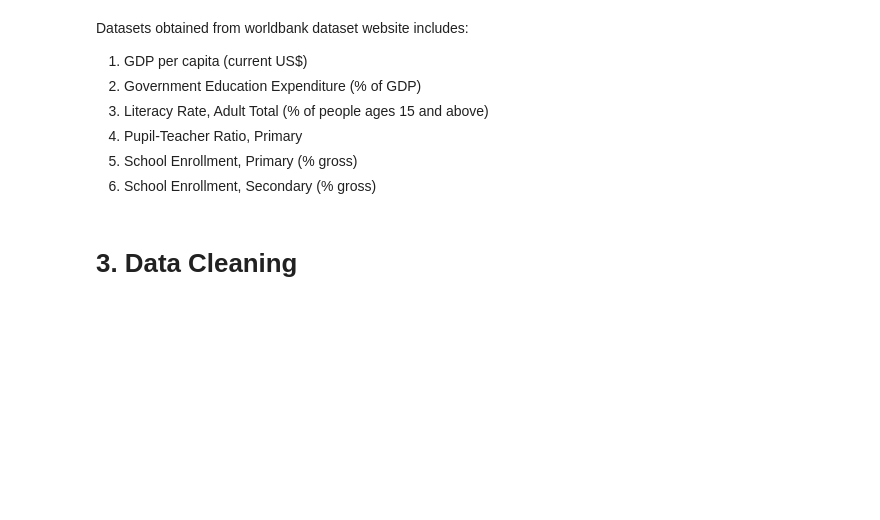
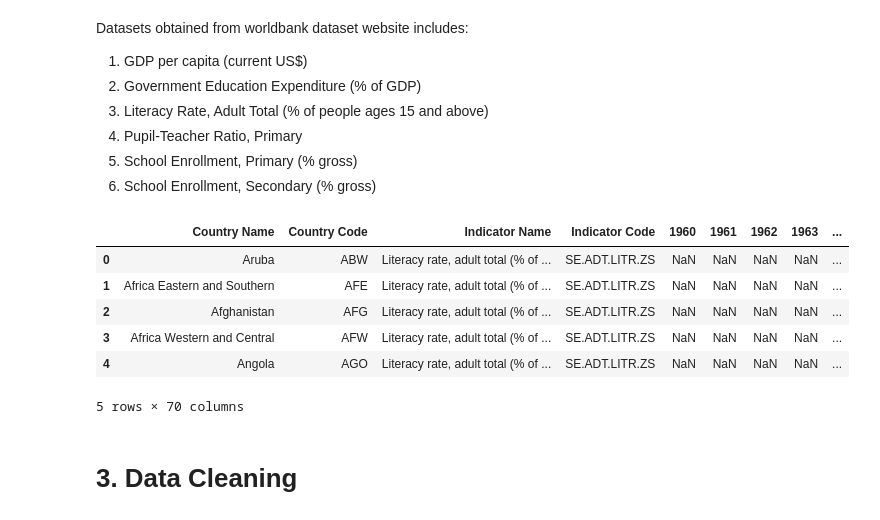
Before and after one commit to Hazim-HF/P152419_Project_1_Data_Management, a Jupyter notebook: P152419_Project_1_STQD6324.ipynb, the cells around one changed output. Cells and saved outputs as stored; diff of their text form; code cells hidden in the pictures; blank space fills up the shorter version.

```diff
--- a/P152419_Project_1_STQD6324.ipynb
+++ b/P152419_Project_1_STQD6324.ipynb
@@ -69 +55,25 @@ secondary_enrollment.to_csv('data/secondary_enrollment.csv', index=False, header
+# %%
+# fetching raw data saved in GitHub downloaded from worlbank and remove the first 4 unnecessary rows
+gdp = pd.read_csv('https://tinyurl.com/3zhv6cz2', skiprows=4)
+edu_exp = pd.read_csv('https://tinyurl.com/bdzmkw8n', skiprows=4)
+ptr = pd.read_csv('https://tinyurl.com/36bbjyes', skiprows=4)
+pr_enrollment = pd.read_csv('https://tinyurl.com/mr37hpmk', skiprows=4)
+sc_enrollment = pd.read_csv('https://tinyurl.com/4kbdw3kb', skiprows=4)
+literacy = pd.read_csv('https://tinyurl.com/492krh5h', skiprows=4)
+
+# save the data into csv with suitable format to upload to Hive ('|' as separator to avoid issues with commas in data, remove headers)
+gdp.to_csv('data/worldbank/gdp.csv', index=False, header=False, sep='|')
+edu_exp.to_csv('data/worldbank/education_expenditure.csv', index=False, header=False, sep='|')
+ptr.to_csv('data/worldbank/pupil_teacher_ratio.csv', index=False, header=False, sep='|')
+pr_enrollment.to_csv('data/worldbank/primary_enrollment.csv', index=False, header=False, sep='|')
+sc_enrollment.to_csv('data/worldbank/secondary_enrollment.csv', index=False, header=False, sep='|')
+literacy.to_csv('data/worldbank/literacy_rate.csv', index=False, header=False, sep='|')
+# %% [output]
+|  | Country Name | Country Code | Indicator Name | Indicator Code | 1960 | 1961 | 1962 | 1963 | ... |
+| 0 | Aruba | ABW | Literacy rate, adult total (% of ... | SE.ADT.LITR.ZS | NaN | NaN | NaN | NaN | ... |
+| 1 | Africa Eastern and Southern | AFE | Literacy rate, adult total (% of ... | SE.ADT.LITR.ZS | NaN | NaN | NaN | NaN | ... |
+| 2 | Afghanistan | AFG | Literacy rate, adult total (% of ... | SE.ADT.LITR.ZS | NaN | NaN | NaN | NaN | ... |
+| 3 | Africa Western and Central | AFW | Literacy rate, adult total (% of ... | SE.ADT.LITR.ZS | NaN | NaN | NaN | NaN | ... |
+| 4 | Angola | AGO | Literacy rate, adult total (% of ... | SE.ADT.LITR.ZS | NaN | NaN | NaN | NaN | ... |
+5 rows × 70 columns
 # %%
```
Also changed, not shown: parts of 22 cells of this notebook.
